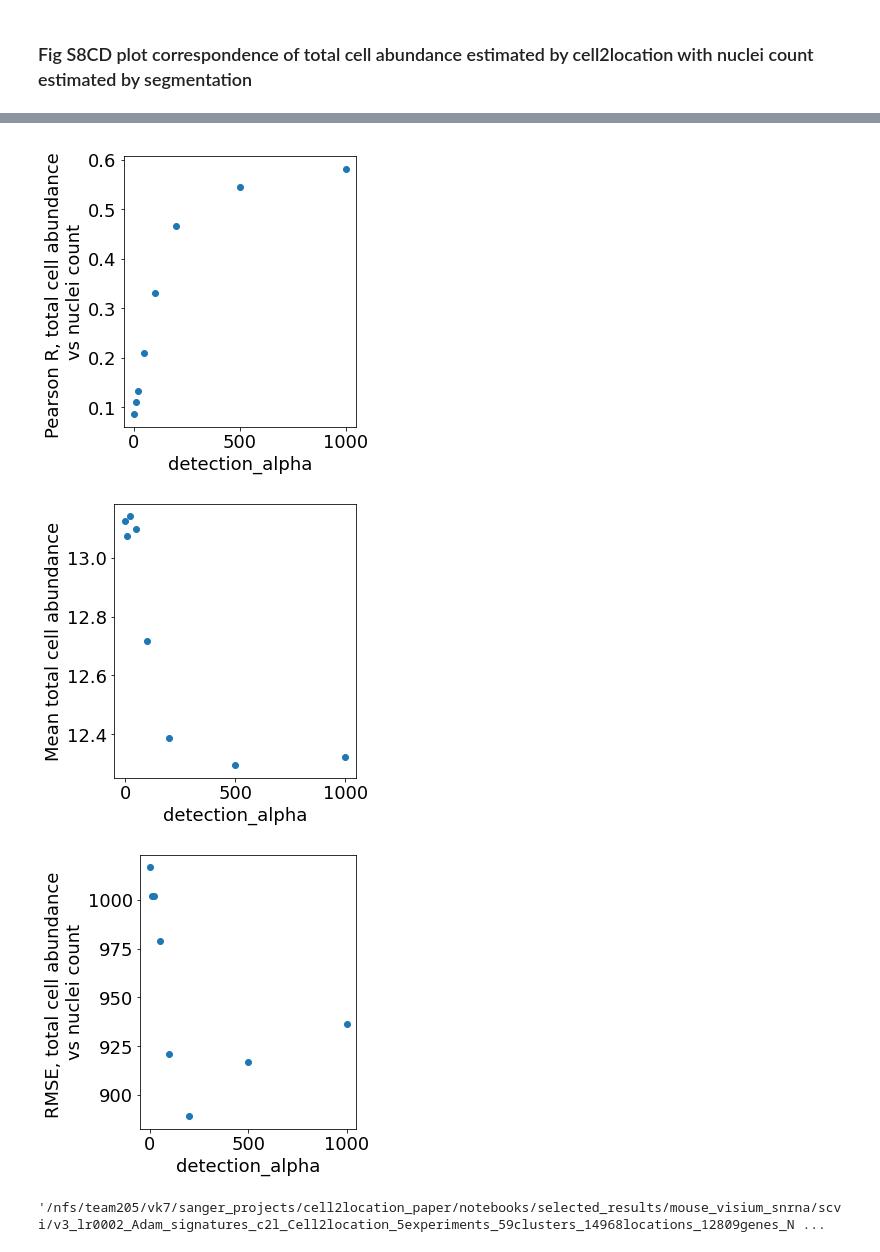
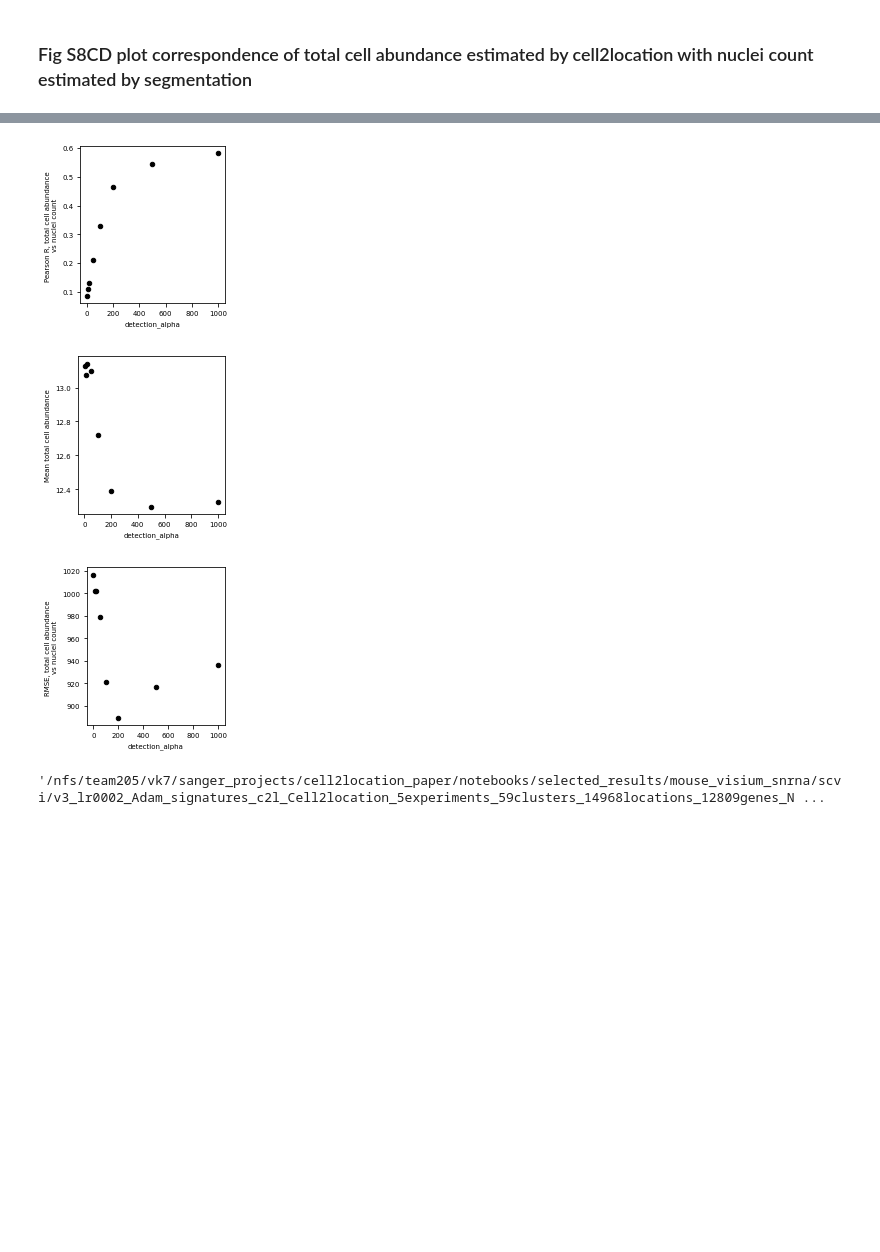
Before and after one commit to vitkl/cell2location_paper, a Jupyter notebook: notebooks/mouse_brain_visium/analysis_2_signatures_3_cell2location_mapping_revision_model_scVI_testing_normalisation.ipynb, the cells around one changed output, grey strips where cells are left out. Drawn from its saved outputs; the diff is of its cells as text; code cells hidden in the pictures; blank space fills up the shorter version.

Commit message:
updated S8 cell abundance vs nuclei counts

```diff
--- a/notebooks/mouse_brain_visium/analysis_2_signatures_3_cell2location_mapping_revision_model_scVI_testing_normalisation.ipynb
+++ b/notebooks/mouse_brain_visium/analysis_2_signatures_3_cell2location_mapping_revision_model_scVI_testing_normalisation.ipynb
@@ -658,5 +657,5 @@ with matplotlib.rc_context({'figure.figsize': (5, 5)}):
 # %%
-with matplotlib.rc_context({'figure.figsize': (5, 5)}):
+with matplotlib.rc_context({'figure.figsize': (2.73, 2.73), 'font.size': 7}):
     nuclei_r_df = pd.DataFrame([np.corrcoef(df['nuclei_count'],
                                             df['total_w_sf'])[0, 1]
                                 for df in dfs],
@@ -666,7 +665,7 @@ with matplotlib.rc_context({'figure.figsize': (5, 5)}):
     nuclei_r_df['alpha'] = [sub('alphatest', '', i) for i in nuclei_r_df.index]
     nuclei_r_df['alpha'] = nuclei_r_df['alpha'].astype('float32')
     nuclei_r_df
-    plt.scatter(nuclei_r_df['alpha'], nuclei_r_df['Pearson_R']);
+    plt.scatter(nuclei_r_df['alpha'], nuclei_r_df['Pearson_R'], s=20, color='black');
     plt.xlabel('detection_alpha');
     plt.ylabel('Pearson R, total cell abundance \nvs nuclei count');
     plt.tight_layout()
@@ -677,38 +676,38 @@ with matplotlib.rc_context({'figure.figsize': (5, 5)}):
     nuclei_r_df = pd.DataFrame([df['total_w_sf'].mean()
                                 for df in dfs],
                                index=test_alpha_names,
                                columns=['mean_total_w_sf'])
 
     nuclei_r_df['alpha'] = [sub('alphatest', '', i) for i in nuclei_r_df.index]
     nuclei_r_df['alpha'] = nuclei_r_df['alpha'].astype('float32')
     nuclei_r_df
-    plt.scatter(nuclei_r_df['alpha'], nuclei_r_df['mean_total_w_sf']);
+    plt.scatter(nuclei_r_df['alpha'], nuclei_r_df['mean_total_w_sf'], s=20, color='black');
     plt.xlabel('detection_alpha');
     plt.ylabel('Mean total cell abundance');
     plt.tight_layout()
     plt.savefig(f'{fig_path}detection_alpha_VS_mean_total_w_sf.pdf',
                 bbox_inches='tight', facecolor='white')
     plt.show()
 
     nuclei_r_df = pd.DataFrame([np.linalg.norm(df['nuclei_count'] - df['total_w_sf'])
                                 for df in dfs],
                                index=test_alpha_names,
                                columns=['RMSE'])
 
     nuclei_r_df['alpha'] = [sub('alphatest', '', i) for i in nuclei_r_df.index]
     nuclei_r_df['alpha'] = nuclei_r_df['alpha'].astype('float32')
     nuclei_r_df
-    plt.scatter(nuclei_r_df['alpha'], nuclei_r_df['RMSE']);
+    plt.scatter(nuclei_r_df['alpha'], nuclei_r_df['RMSE'], s=20, color='black');
     plt.xlabel('detection_alpha');
     plt.ylabel('RMSE, total cell abundance \nvs nuclei count');
     plt.tight_layout()
     plt.savefig(f'{fig_path}detection_alpha_VS_RMSE.pdf',
                 bbox_inches='tight', facecolor='white')
     plt.show()
 # %% [output]
-[figure, old version]
+[figure, new version]
-[figure, old version]
+[figure, new version]
-[figure, old version]
+[figure, new version]
 # %%
 # %% [output]
 '/nfs/team205/vk7/sanger_projects/cell2location_paper/notebooks/selected_results/mouse_visium_snrna/scvi/v3_lr0002_Adam_signatures_c2l_Cell2location_5experiments_59clusters_14968locations_12809genes_N ...
```
Also changed, not shown: parts of 1 cell of this notebook, 5 other files.
